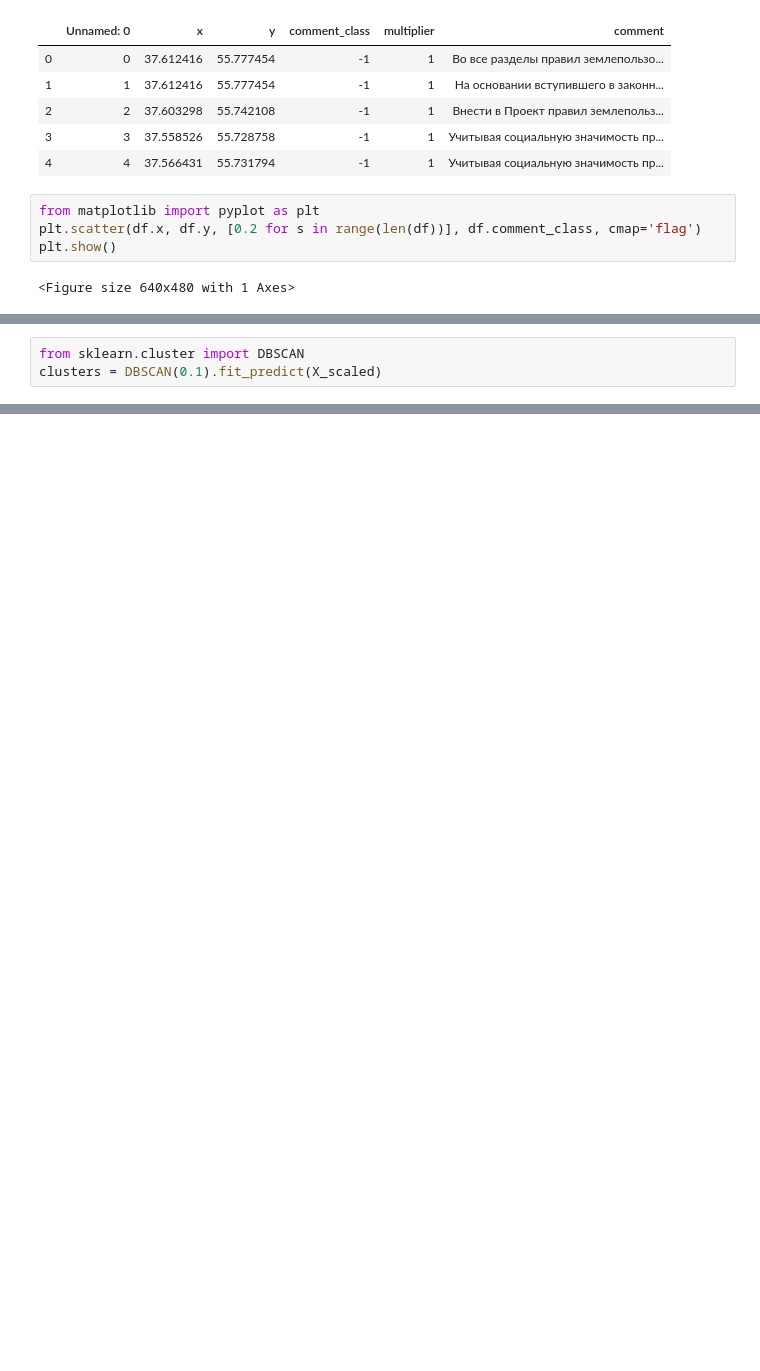
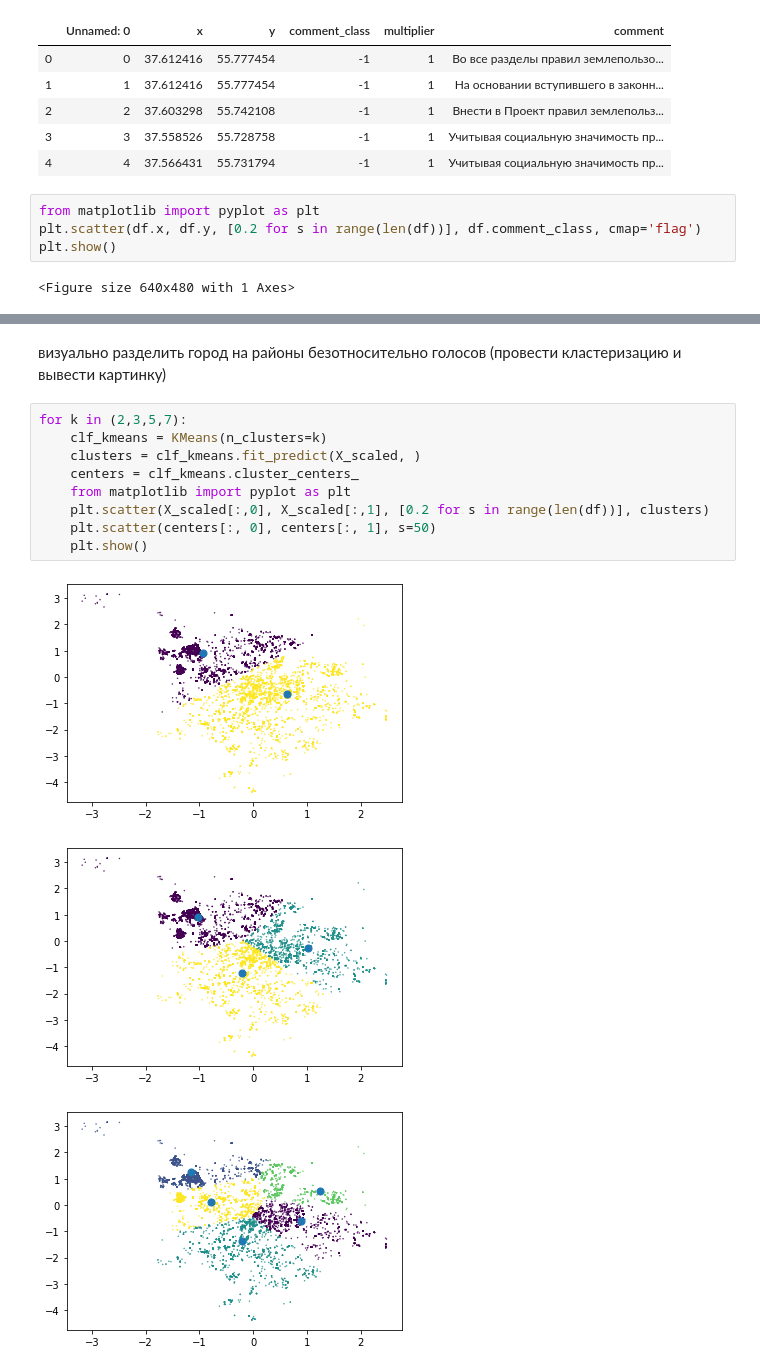
Before and after one commit to just-think/netology_aml, a Jupyter notebook: 5_Clastering/homework/homework clustering.ipynb, the cells around one changed output, grey strips where cells are left out. Saved outputs shown, nothing was run; the diff lists cells and outputs as text; blank space fills up the shorter version.

```diff
--- a/5_Clastering/homework/homework clustering.ipynb
+++ b/5_Clastering/homework/homework clustering.ipynb
@@ -49,4 +51 @@ X = np.c_[np.array(df.x),np.array(df.y)]
 X_scaled = scaler.fit_transform(X)
-# %%
-from sklearn.cluster import DBSCAN
-clusters = DBSCAN(0.1).fit_predict(X_scaled)
@@ -74,0 +80,15 @@ clusters count 8
+# %% [markdown]
+визуально разделить город на районы безотносительно голосов (провести кластеризацию и вывести картинку)
+# %%
+for k in (2,3,5,7):
+    clf_kmeans = KMeans(n_clusters=k)
+    clusters = clf_kmeans.fit_predict(X_scaled, )
+    centers = clf_kmeans.cluster_centers_
+    from matplotlib import pyplot as plt
+    plt.scatter(X_scaled[:,0], X_scaled[:,1], [0.2 for s in range(len(df))], clusters)
+    plt.scatter(centers[:, 0], centers[:, 1], s=50)
+    plt.show()
+# %% [output]
+[figure, added]
+[figure, added]
+[figure, added]
```
Also changed, not shown: parts of 24 cells of this notebook, 3 other files.
